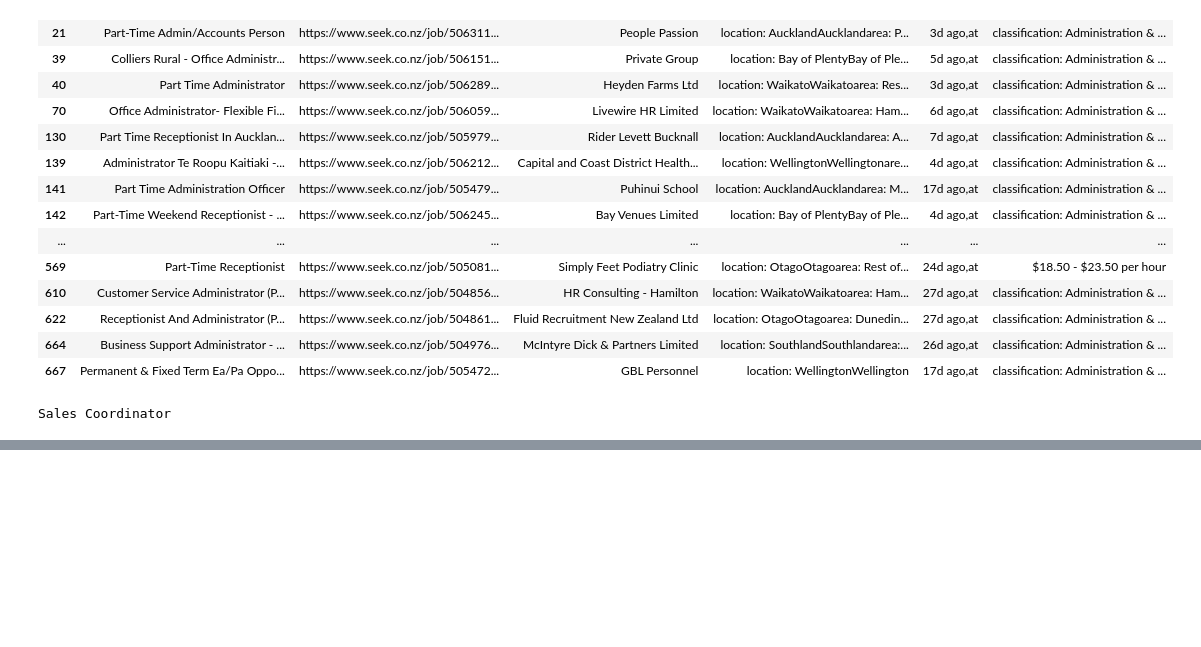
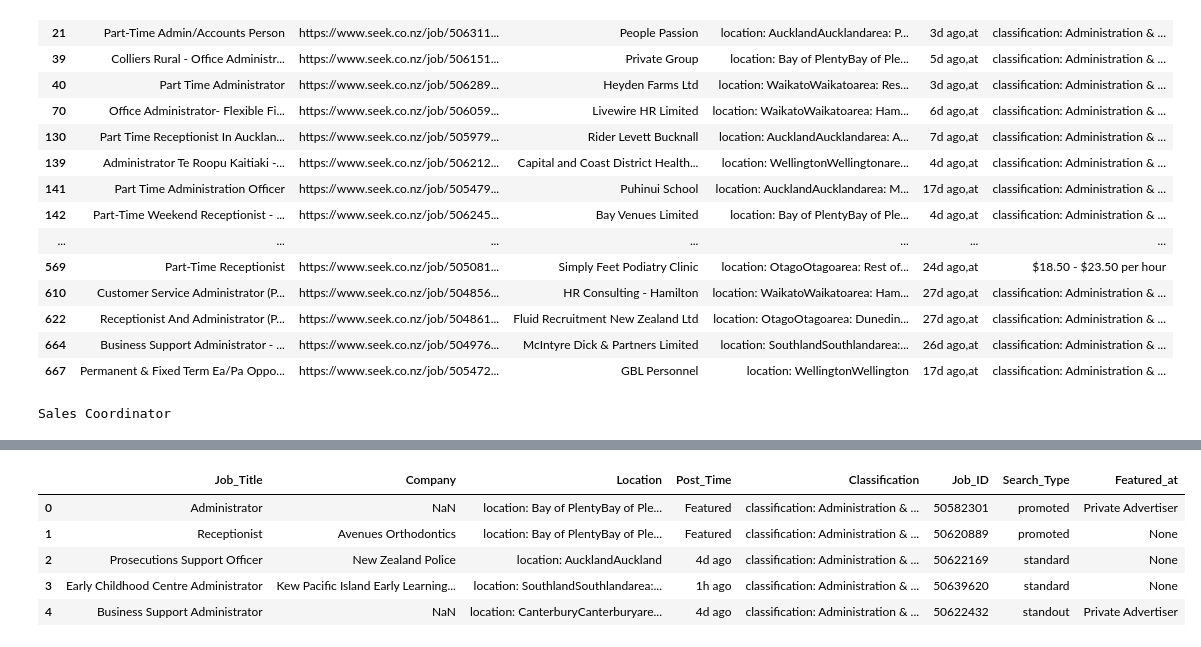
Before and after one commit to QIUYAN08042/NZseek_project, a Jupyter notebook: NZ_Cleaning_Jobs.ipynb, the cells around one changed output, grey strips where cells are left out. Saved outputs shown, nothing was run; the diff lists cells and outputs as text; code cells hidden in the pictures; blank space fills up the shorter version.

```diff
--- a/NZ_Cleaning_Jobs.ipynb
+++ b/NZ_Cleaning_Jobs.ipynb
@@ -108,0 +86,10 @@ Sales Coordinator
+# %%
+pd.set_option('display.max_colwidth',5000)
+# %%
+# for a,row in enumerate(NZ_RawJobFile[1]):
+#     print(re.findall("job/(.+?)?type=(\w+)",row))
+NZ_RawJobFile[["Job_ID","Search_Type"]]=NZ_RawJobFile[1].str.extract('job/(.+?)?type=(\w+)',expand=True)
+NZ_RawJobFile['Job_ID'] = NZ_RawJobFile['Job_ID'].str.replace('?','').astype(int)
+# %%
+NZ_RawJobFile.drop([1],axis=1,inplace=True)
+NZ_RawJobFile.rename(columns={0:'Job_Title',2:'Company',3:'Location',4:'Post_Time',5:'Classification'},inplace=True)
@@ -108,0 +137,12 @@ Sales Coordinator
+# %%
+NZ_RawJobFile[['Post_Time','Featured_at']]=NZ_RawJobFile['Post_Time'].str.split(',',expand=True)[[0,2]]
+# %%
+NZ_RawJobFile.head()
+# NZ_RawJobFile.shape
+# %% [output]
+|  | Job_Title | Company | Location | Post_Time | Classification | Job_ID | Search_Type | Featured_at |
+| 0 | Administrator | NaN | location: Bay of PlentyBay of Ple... | Featured | classification: Administration & ... | 50582301 | promoted | Private Advertiser |
+| 1 | Receptionist | Avenues Orthodontics | location: Bay of PlentyBay of Ple... | Featured | classification: Administration & ... | 50620889 | promoted | None |
+| 2 | Prosecutions Support Officer | New Zealand Police | location: AucklandAuckland | 4d ago | classification: Administration & ... | 50622169 | standard | None |
+| 3 | Early Childhood Centre Administrator | Kew Pacific Island Early Learning... | location: SouthlandSouthlandarea:... | 1h ago | classification: Administration & ... | 50639620 | standard | None |
+| 4 | Business Support Administrator | NaN | location: CanterburyCanterburyare... | 4d ago | classification: Administration & ... | 50622432 | standout | Private Advertiser |
```
Also changed, not shown: parts of 39 cells of this notebook, 1 other file.
